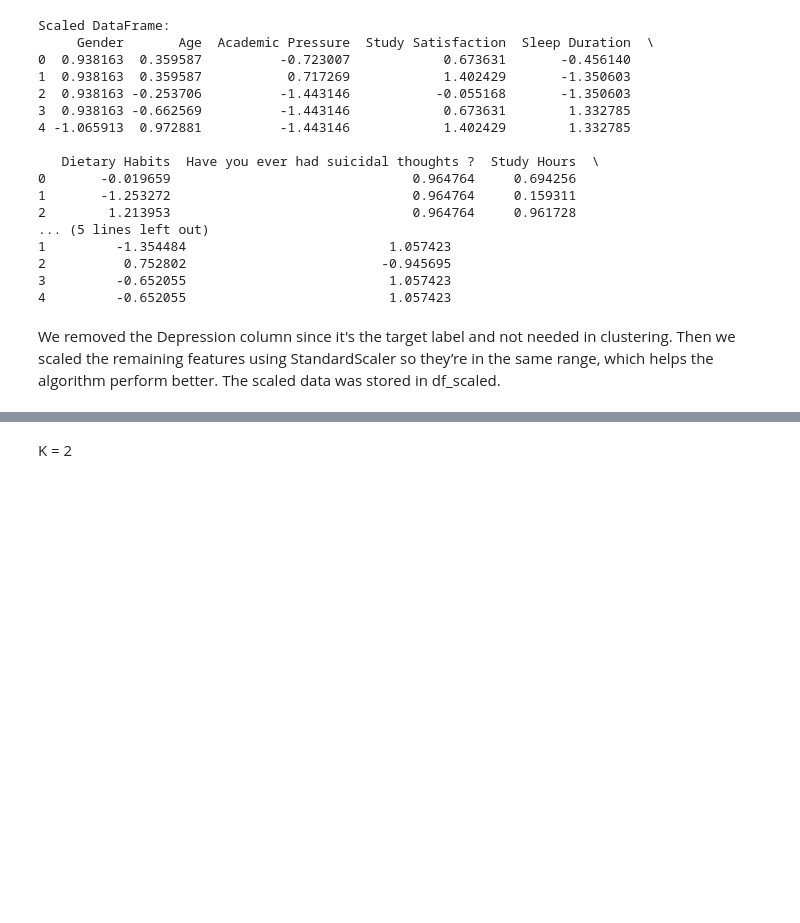
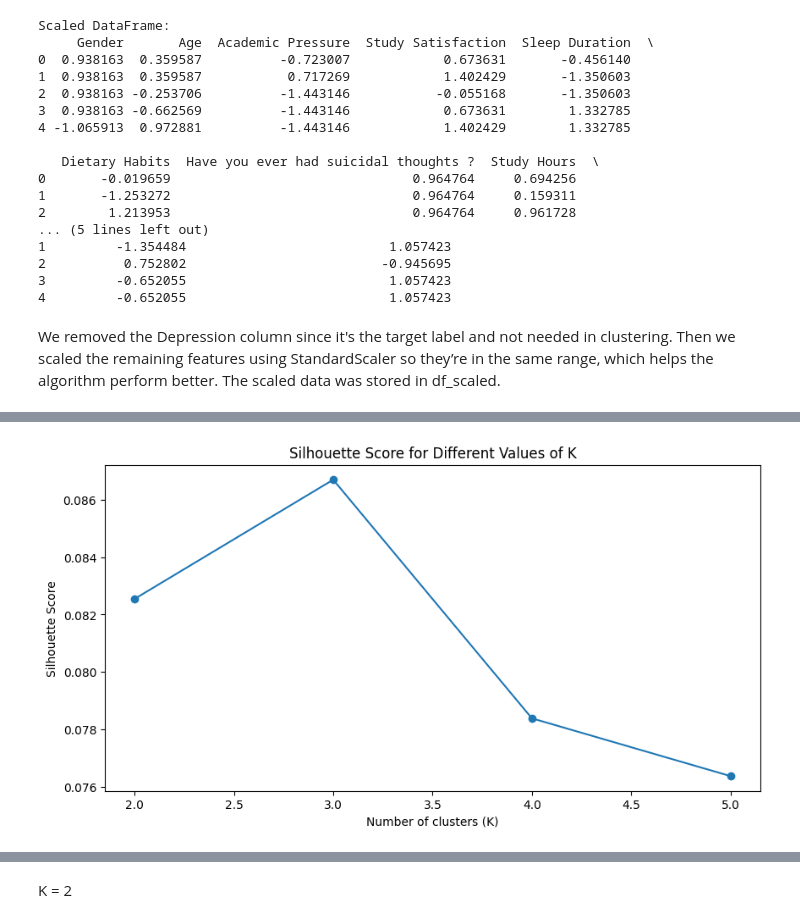
Before and after one commit to leen449/NetworkProject, a Jupyter notebook: phase2 and 3.ipynb, the cells around one changed output, grey strips where cells are left out. Drawn from its saved outputs; the diff is of its cells as text; code cells hidden in the pictures; blank space fills up the shorter version.

```diff
--- a/phase2 and 3.ipynb
+++ b/phase2 and 3.ipynb
@@ -1061,0 +1068,55 @@ We removed the Depression column since it's the target label and not needed in c
+# %%
+import pandas as pd
+import matplotlib.pyplot as plt
+from sklearn.cluster import KMeans
+from sklearn.metrics import silhouette_score
+from sklearn.preprocessing import StandardScaler
+
+# Load the dataset
+df = pd.read_csv('Preprocessed_dataset.csv')
+
+# Extract the features (excluding the target variable, if any)
+features = df.drop('Depression', axis=1)
+
+# Use StandardScaler to scale the features
+scaler = StandardScaler()
+scaled_features = scaler.fit_transform(features)
+scaled_df = pd.DataFrame(scaled_features, columns=features.columns)
+
+# Function to apply K-means clustering and evaluate using silhouette coefficient
+def apply_kmeans_with_silhouette(df, k):
+    kmeans = KMeans(n_clusters=k, random_state=42)
+    labels = kmeans.fit_predict(df)
+    silhouette_avg = silhouette_score(df, labels)
+    return silhouette_avg
+
+# Function to apply K-means clustering and evaluate using the elbow method
+def apply_kmeans_with_elbow(df, max_k):
+    inertia = []
+    for k in range(1, max_k + 1):
+        kmeans = KMeans(n_clusters=k, random_state=42)
+        kmeans.fit(df)
+        inertia.append(kmeans.inertia_)
+    return inertia
+
+# Choose sizes of K
+K_values = [2, 3, 4, 5]
+
+# Apply K-means clustering for each K value and evaluate using silhouette coefficient
+silhouette_scores = []
+for k in K_values:
+    silhouette_avg = apply_kmeans_with_silhouette(scaled_df, k)
+    silhouette_scores.append(silhouette_avg)
+
+# Apply K-means clustering and evaluate using the elbow method
+elbow_scores = apply_kmeans_with_elbow(scaled_df, max(K_values))
+
+# Plot Silhouette scores
+plt.figure(figsize=(10, 5))
+plt.plot(K_values, silhouette_scores, marker='o')
+plt.xlabel('Number of clusters (K)')
+plt.ylabel('Silhouette Score')
+plt.title('Silhouette Score for Different Values of K')
+plt.show()
+# %% [output]
+[figure, added]
```
Also changed, not shown: parts of 3 cells of this notebook.
